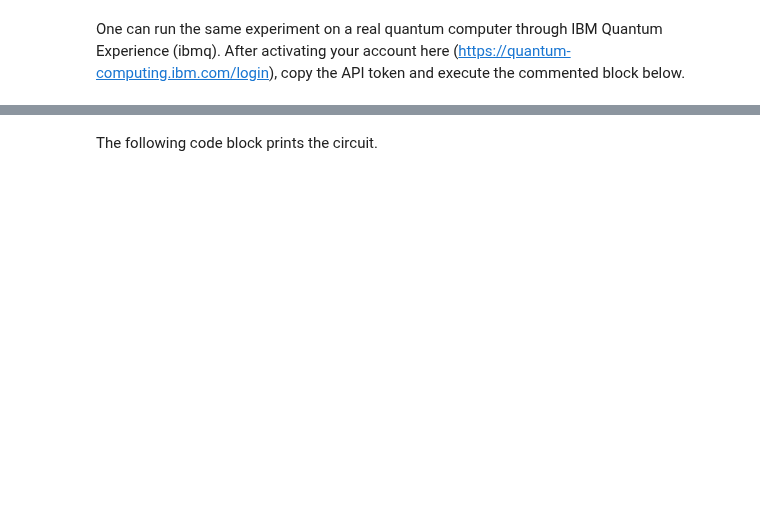
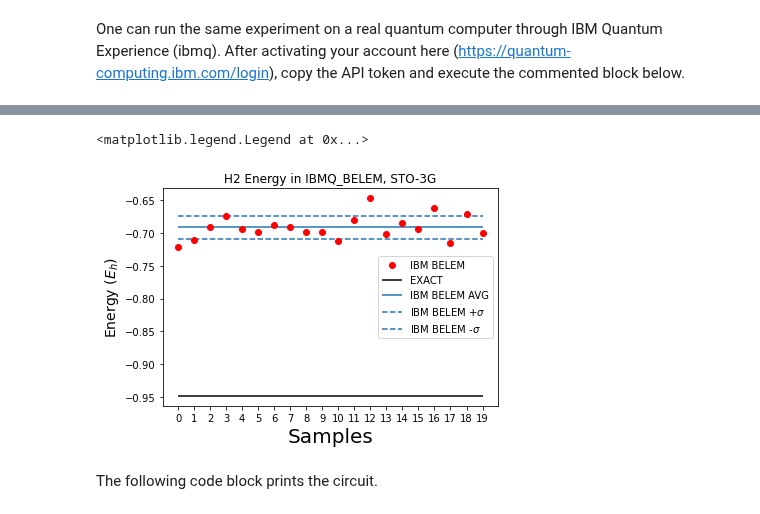
Before and after one commit to CDL-Quantum/CohortProject_2021, a Jupyter notebook: Week3_VQE/S5_Circuits.ipynb, the cells around one changed output, grey strips where cells are left out. Cells and saved outputs as stored; diff of their text form; code cells hidden in the pictures; blank space fills up the shorter version.

```diff
--- a/Week3_VQE/S5_Circuits.ipynb
+++ b/Week3_VQE/S5_Circuits.ipynb
@@ -49,0 +59,2 @@ tq.simulate(E, variables=vars, samples=100, backend="qiskit", device='ibmq_manil
+# %%
+tq.simulate(E, variables=vars, samples=1000, backend="qiskit", device='ibmq_belem')
@@ -49,0 +63,2 @@ tq.simulate(E, variables=vars, samples=100, backend="qiskit", device='ibmq_manil
+# %%
+tq.simulate(E, variables=vars, samples=5000, backend="qiskit", device='ibmq_belem')
@@ -49,0 +67,2 @@ tq.simulate(E, variables=vars, samples=100, backend="qiskit", device='ibmq_manil
+# %%
+tq.simulate(E, variables=vars, samples=8192, backend="qiskit", device='ibmq_belem')
@@ -49,0 +71,4 @@ tq.simulate(E, variables=vars, samples=100, backend="qiskit", device='ibmq_manil
+# %%
+Ebins = np.zeros(20)
+for bin in range(len(Ebins)):
+    Ebins[bin] = tq.simulate(E, variables=vars, samples=1000, backend="qiskit", device='ibmq_belem')
@@ -50,3 +101,22 @@ tq.simulate(E, variables=vars, samples=100, backend="qiskit", device='ibmq_manil
+# %%
+import matplotlib.pyplot as plt
+
+samples = [100,1000,5000,8192]
+Evals = [-0.6782390850939107, -0.7031310116153874, -0.7047891180121715, -0.6854283267691902]
+plt.plot(range(len(Ebins)),Ebins,'or',label='IBM BELEM')
+plt.hlines(-0.9486411121761622,0,19,label='EXACT',colors='black')
+plt.hlines(np.average(Ebins),0,19,label='IBM BELEM AVG')
+plt.hlines(np.average(Ebins)+np.std(Ebins),0,19,label=r'IBM BELEM +$\sigma$',linestyles='dashed')
+plt.hlines(np.average(Ebins)-np.std(Ebins),0,19,label=r'IBM BELEM -$\sigma$',linestyles='dashed')
+
+plt.title('H2 Energy in IBMQ_BELEM, STO-3G')
+plt.xlabel('Samples',fontsize=20)
+plt.ylabel(r'Energy ($E_h$)',fontsize=14)
+plt.xticks(range(len(Ebins)))
+plt.legend(loc='center right')
+# %% [output]
+<matplotlib.legend.Legend at 0x...>
+[figure, added]
 # %% [markdown]
 The following code block prints the circuit.
 # %%
```
Also changed, not shown: parts of 12 cells of this notebook, 50 other files.
